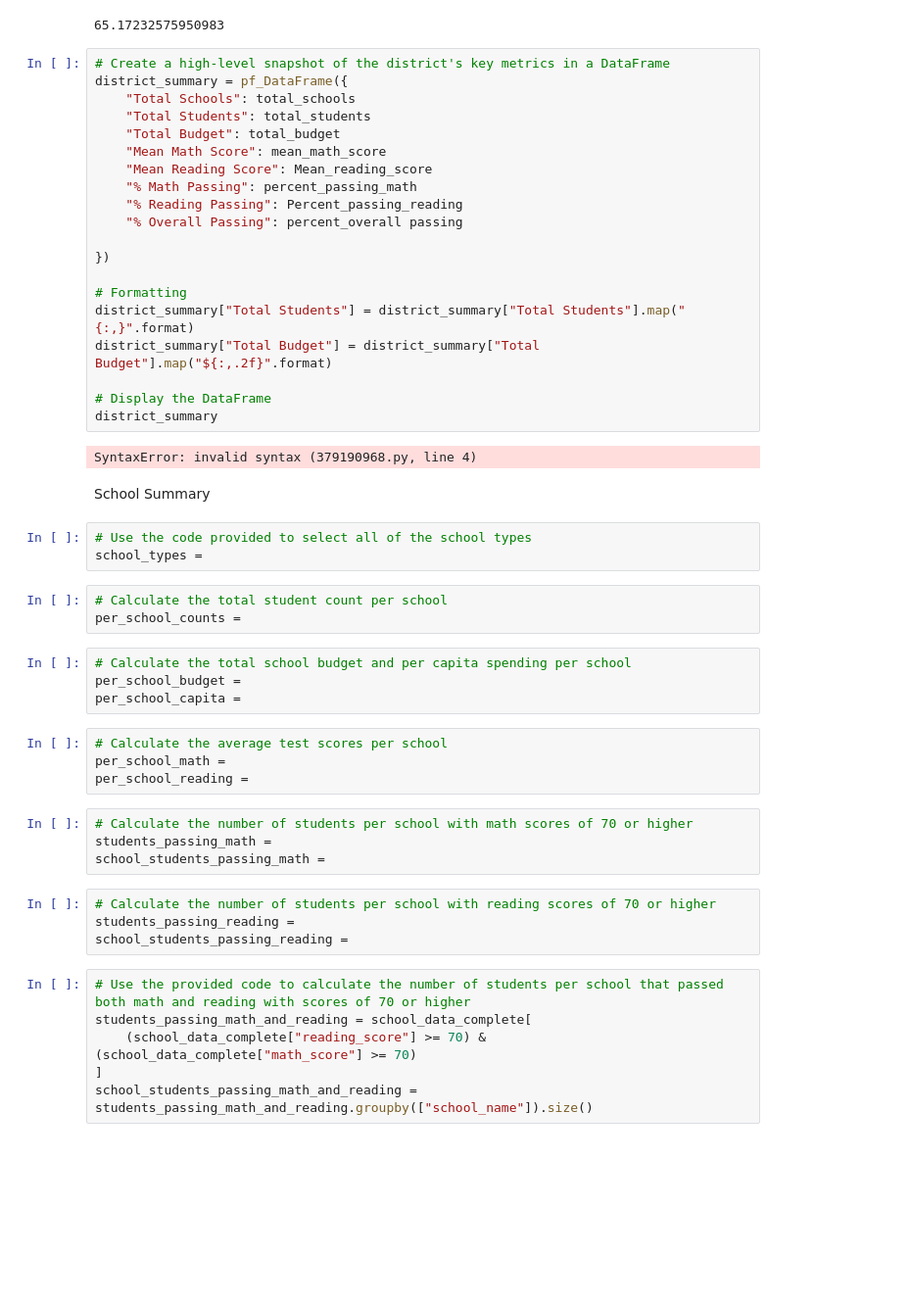
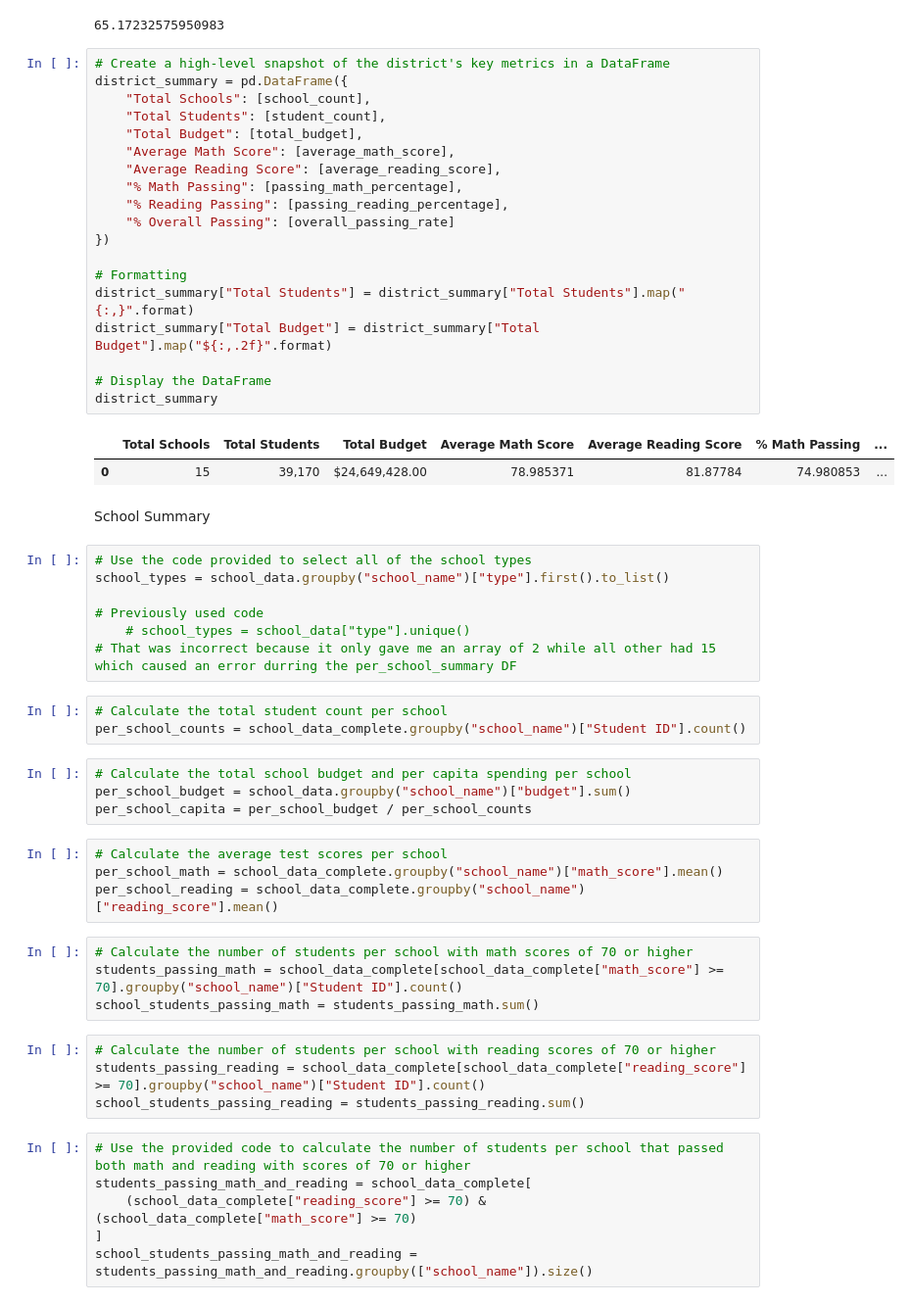
Before and after one commit to JohanaMarie/pandas-challenge, a Jupyter notebook: PyCitySchools/Notebook.ipynb, the cells around one changed output. Shown at 98% size. Drawn from its saved outputs; the diff is of its cells as text; blank space fills up the shorter version.

```diff
--- a/PyCitySchools/Notebook.ipynb
+++ b/PyCitySchools/Notebook.ipynb
@@ -80,50 +80,54 @@ overall_passing_rate
 65.17232575950983
 # %%
 # Create a high-level snapshot of the district's key metrics in a DataFrame
-district_summary = pf_DataFrame({
-    "Total Schools": total_schools
-    "Total Students": total_students
-    "Total Budget": total_budget
-    "Mean Math Score": mean_math_score
-    "Mean Reading Score": Mean_reading_score
-    "% Math Passing": percent_passing_math
-    "% Reading Passing": Percent_passing_reading
-    "% Overall Passing": percent_overall passing
-
+district_summary = pd.DataFrame({
+    "Total Schools": [school_count],
+    "Total Students": [student_count],
+    "Total Budget": [total_budget],
+    "Average Math Score": [average_math_score],
+    "Average Reading Score": [average_reading_score],
+    "% Math Passing": [passing_math_percentage],
+    "% Reading Passing": [passing_reading_percentage],
+    "% Overall Passing": [overall_passing_rate]
 })
 
 # Formatting
 district_summary["Total Students"] = district_summary["Total Students"].map("{:,}".format)
 district_summary["Total Budget"] = district_summary["Total Budget"].map("${:,.2f}".format)
 
 # Display the DataFrame
 district_summary
 # %% [output]
-SyntaxError: invalid syntax (379190968.py, line 4)
+|  | Total Schools | Total Students | Total Budget | Average Math Score | Average Reading Score | % Math Passing | ... |
+| 0 | 15 | 39,170 | $24,649,428.00 | 78.985371 | 81.87784 | 74.980853 | ... |
 # %% [markdown]
 School Summary
-# %%
-# Use the code provided to select all of the school types
-school_types =
+# %%
+# Use the code provided to select all of the school types
+school_types = school_data.groupby("school_name")["type"].first().to_list()
+
+# Previously used code
+    # school_types = school_data["type"].unique()
+# That was incorrect because it only gave me an array of 2 while all other had 15 which caused an error durring the per_school_summary DF
 # %%
 # Calculate the total student count per school
-per_school_counts =
+per_school_counts = school_data_complete.groupby("school_name")["Student ID"].count()
 # %%
 # Calculate the total school budget and per capita spending per school
-per_school_budget =
-per_school_capita =
+per_school_budget = school_data.groupby("school_name")["budget"].sum()
+per_school_capita = per_school_budget / per_school_counts
 # %%
 # Calculate the average test scores per school
-per_school_math =
-per_school_reading =
+per_school_math = school_data_complete.groupby("school_name")["math_score"].mean()
+per_school_reading = school_data_complete.groupby("school_name")["reading_score"].mean()
 # %%
 # Calculate the number of students per school with math scores of 70 or higher
-students_passing_math =
-school_students_passing_math =
+students_passing_math = school_data_complete[school_data_complete["math_score"] >= 70].groupby("school_name")["Student ID"].count()
+school_students_passing_math = students_passing_math.sum()
 # %%
 # Calculate the number of students per school with reading scores of 70 or higher
-students_passing_reading =
-school_students_passing_reading =
+students_passing_reading = school_data_complete[school_data_complete["reading_score"] >= 70].groupby("school_name")["Student ID"].count()
+school_students_passing_reading = students_passing_reading.sum()
 # %%
 # Use the provided code to calculate the number of students per school that passed both math and reading with scores of 70 or higher
 students_passing_math_and_reading = school_data_complete[
```
Also changed, not shown: parts of 3 cells of this notebook.
